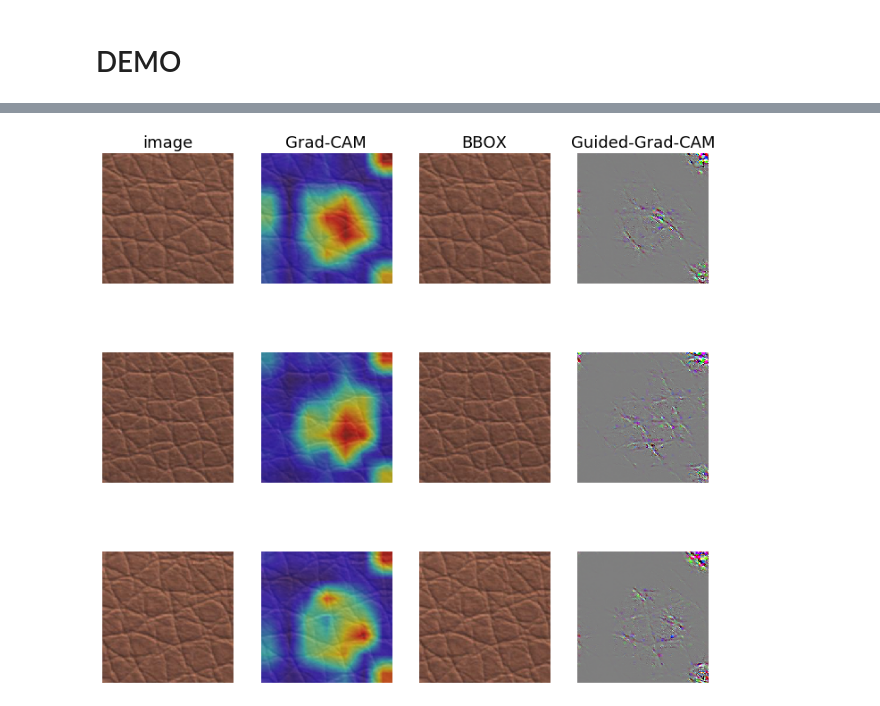
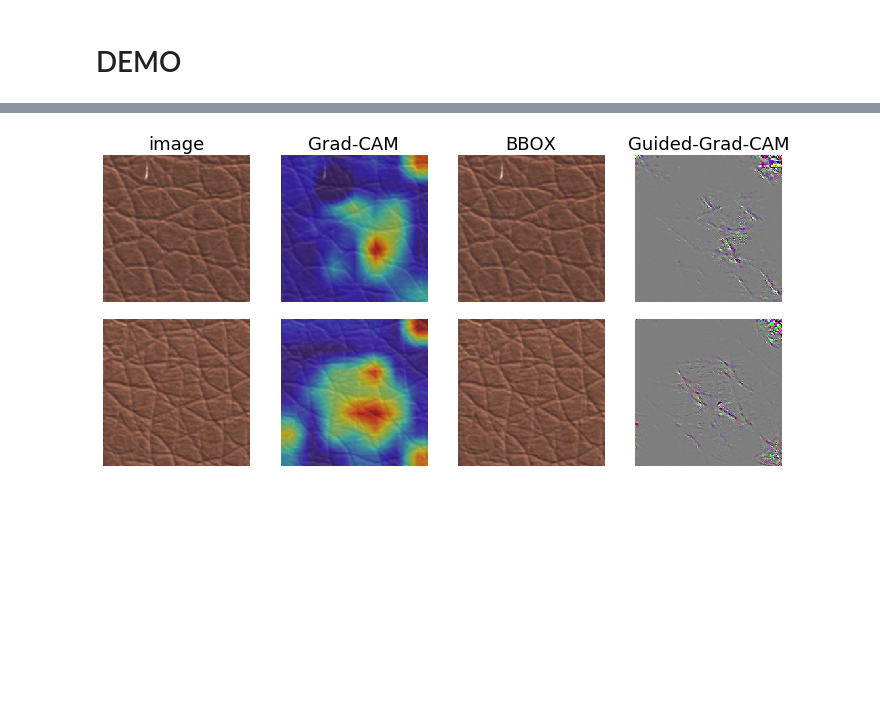
Before and after one commit to iskra3138/ImageSr, a Jupyter notebook: MVTEC_DEMO.ipynb, the cells around one changed output, grey strips where cells are left out. Cells and saved outputs as stored; diff of their text form; code cells hidden in the pictures; blank space fills up the shorter version.

```diff
--- a/MVTEC_DEMO.ipynb
+++ b/MVTEC_DEMO.ipynb
@@ -233,7 +226,7 @@ WARNING:tensorflow:No training configuration found in save file: the model was *
 # DEMO
 # %%
 #@title NG Image TEST
-sample_size = 3 # viualization할 이미지 개수
+sample_size = 2 # viualization할 이미지 개수
 NG_iter = make_class_sapling(validation_fns, class_idx = 0, batch_size = sample_size)
 NG_images, NG_labels = NG_iter.get_next()
 
@@ -253,7 +246,7 @@ for i, img in enumerate(NG_imgs):
     guided_gradcam = guided_gradcam_gen.generate(img_tensor, gradcam)
     guided_gradcams.append(guided_gradcam)
 
-fig, axes = plt.subplots(sample_size, 4, figsize=(16, 12))
+fig, axes = plt.subplots(sample_size, 4, figsize=(10, 5))
 for i, img in enumerate(NG_imgs):
 
     img =img
@@ -293,6 +286,6 @@ plt.show()
 # %%
 #@title OK Image TEST
-sample_size = 3 # viualization할 이미지 개수
+sample_size = 2 # viualization할 이미지 개수
 OK_iter = make_class_sapling(validation_fns, class_idx = 1, batch_size = sample_size)
 OK_images, OK_labels = OK_iter.get_next()
 with tf.Session() as sess:
@@ -312,7 +305,7 @@ for i, img in enumerate(OK_imgs):
     guided_gradcam = guided_gradcam_gen.generate(img_tensor, gradcam)
     guided_gradcams.append(guided_gradcam)
 
-fig, axes = plt.subplots(sample_size, 4, figsize=(10, 10))
+fig, axes = plt.subplots(sample_size, 4, figsize=(10, 5))
 for i, img in enumerate(OK_imgs):
 
     img =img
@@ -321,31 +314,31 @@ for i, img in enumerate(OK_imgs):
     axes[i, 0].imshow(img)
     axes[i, 1].imshow(img)
     axes[i, 1].imshow(gradcams[i], cmap='jet', alpha=0.5)
     axes[i, 2].imshow(img)
     for b in props:
         bbox = b.bbox
         xs = bbox[1]
         ys = bbox[0]
         w = bbox[3] - bbox[1]
         h = bbox[2] - bbox[0]
 
         rect = patches.Rectangle((xs, ys), w, h, linewidth=2, edgecolor='r', facecolor='none')
         axes[i, 2].add_patch(rect)
 
     axes[i, 3].imshow(deprocess_image(guided_gradcams[i]))
 
 
     axes[i, 0].axis('off')
     axes[i, 1].axis('off')
     axes[i, 2].axis('off')
     axes[i, 3].axis('off')
 
     axes[0, 0].set_title("image", fontsize=18)
     axes[0, 1].set_title("Grad-CAM", fontsize=18)
     axes[0, 2].set_title("BBOX", fontsize=18)
     axes[0, 3].set_title("Guided-Grad-CAM", fontsize=18)
 
 plt.tight_layout()
 plt.show()
 # %% [output]
-[figure, old version]
+[figure, new version]
```
Also changed, not shown: parts of 3 cells of this notebook.
